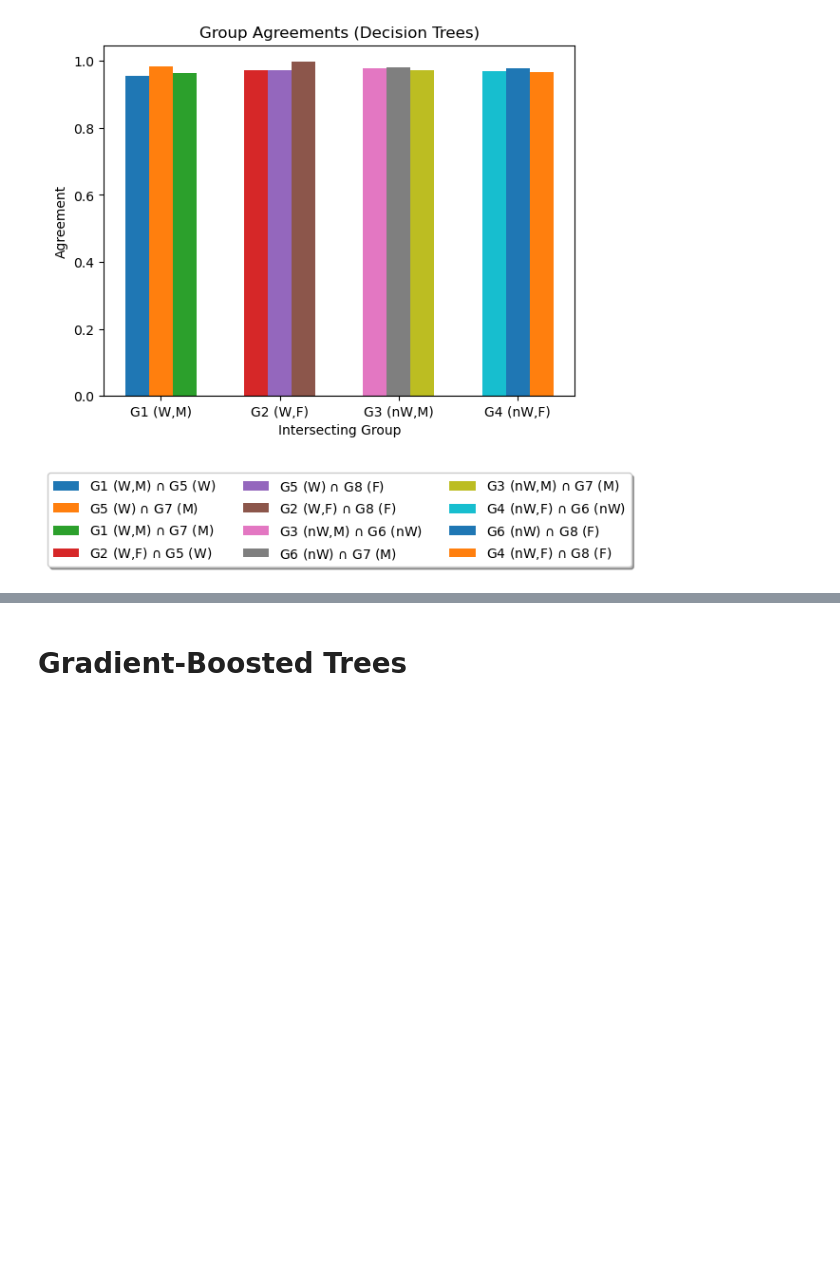
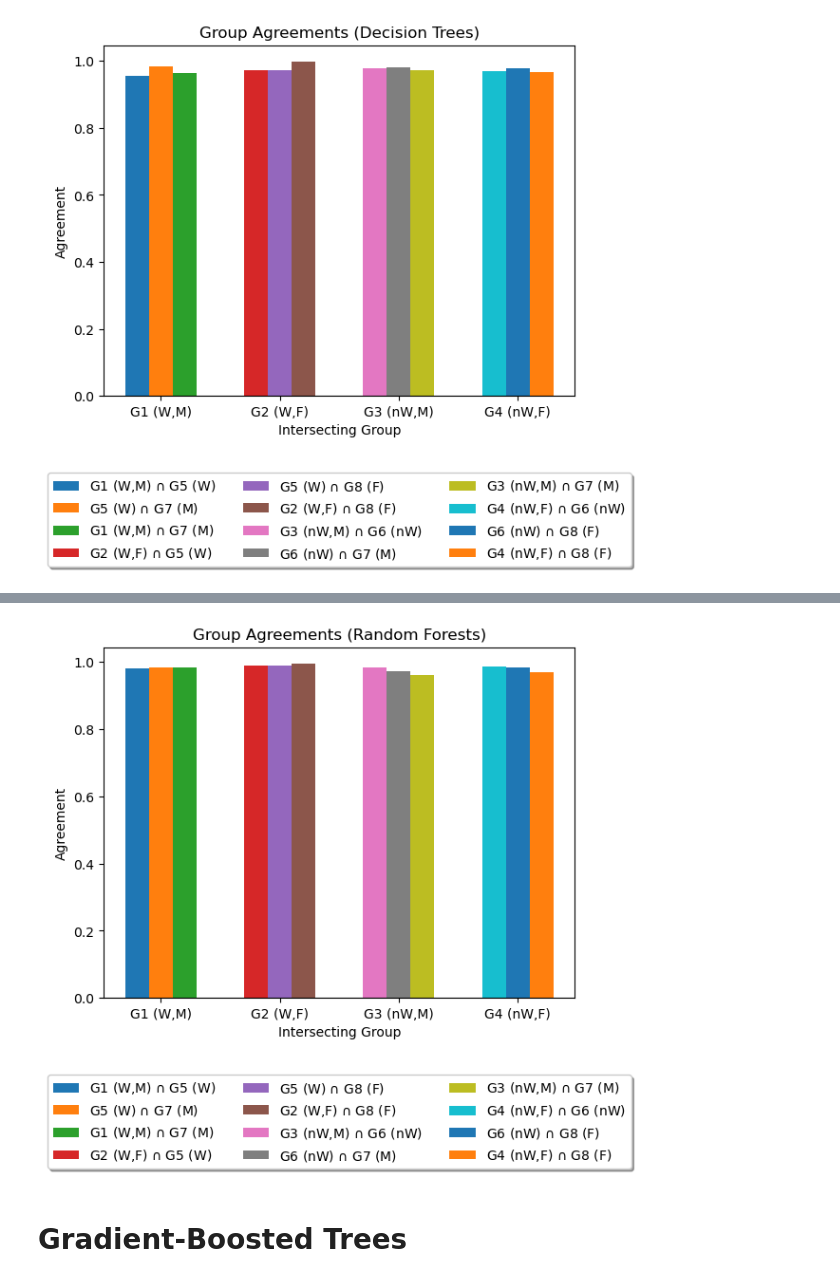
Before and after one commit to samuel-deng/tree_robust, a Jupyter notebook: experiments_adult_agreement.ipynb, the cells around one changed output, grey strips where cells are left out. Drawn from its saved outputs; the diff is of its cells as text; code cells hidden in the pictures; blank space fills up the shorter version.

```diff
--- a/experiments_adult_agreement.ipynb
+++ b/experiments_adult_agreement.ipynb
@@ -581,0 +632,14 @@ plt.show()
+# %%
+# Get group-conditional agreements
+rf_group_pairs_agreements = []
+for i, (g1, g2) in enumerate(group_pairs):
+    intersection = group_pairs_cond[i]
+    agreement = np.sum(yhats[g1][group_test[intersection]] == yhats[g2][group_test[intersection]])/len(y_test[group_test[intersection]])
+    print("({}, {}) agreement on G{} ({}):\t{}".format(group_names[g1], group_names[g2], intersection, group_names[intersection], agreement))
+    rf_group_pairs_agreements.append(agreement)
+
+# Get "agreement" between ERM and each group
+print()
+for g1, g2 in erm_group_pairs:
+    agreement = np.sum(yhats[g1] == yhats[g2])/len(y_test)
+    print("({}, {}) agreement:\t{}".format(group_names[g1], group_names[g2], agreement))
@@ -582,3 +664,61 @@ plt.show()
+# %%
+# Plot "agreement" for each pair of intersecting groups
+fig, ax = plt.subplots()
+bar_groups = 4
+index = np.arange(bar_groups)
+bar_width = 0.2
+
+#rects1 = plt.bar(index - bar_width, group_pairs_agreements[0::3], bar_width)
+rect11 = ax.bar(0 - bar_width, rf_group_pairs_agreements[0], bar_width,
+                 label="G{} ({}) $\cap$ G{} ({})".format(group_pairs[0][0], group_names[group_pairs[0][0]],
+                                                        group_pairs[0][1], group_names[group_pairs[0][1]]))
+rect12 = ax.bar(0, rf_group_pairs_agreements[1], bar_width,
+                 label="G{} ({}) $\cap$ G{} ({})".format(group_pairs[1][0], group_names[group_pairs[1][0]],
+                                                        group_pairs[1][1], group_names[group_pairs[1][1]]))
+rect13 = ax.bar(0 + bar_width, rf_group_pairs_agreements[2], bar_width,
+                 label="G{} ({}) $\cap$ G{} ({})".format(group_pairs[2][0], group_names[group_pairs[2][0]],
+                                                        group_pairs[2][1], group_names[group_pairs[2][1]]))
+
+rect21 = ax.bar(1 - bar_width, rf_group_pairs_agreements[3], bar_width,
+                 label="G{} ({}) $\cap$ G{} ({})".format(group_pairs[3][0], group_names[group_pairs[3][0]],
+                                                        group_pairs[3][1], group_names[group_pairs[3][1]]))
+rect22 = ax.bar(1, rf_group_pairs_agreements[4], bar_width,
+                 label="G{} ({}) $\cap$ G{} ({})".format(group_pairs[4][0], group_names[group_pairs[4][0]],
+                                                        group_pairs[4][1], group_names[group_pairs[4][1]]))
+rect23 = ax.bar(1 + bar_width, rf_group_pairs_agreements[5], bar_width,
+                 label="G{} ({}) $\cap$ G{} ({})".format(group_pairs[5][0], group_names[group_pairs[5][0]],
+                                                        group_pairs[5][1], group_names[group_pairs[5][1]]))
+
+rect31 = ax.bar(2 - bar_width, rf_group_pairs_agreements[6], bar_width,
+                 label="G{} ({}) $\cap$ G{} ({})".format(group_pairs[6][0], group_names[group_pairs[6][0]],
+                                                        group_pairs[6][1], group_names[group_pairs[6][1]]))
+rect32 = ax.bar(2, rf_group_pairs_agreements[7], bar_width,
+                 label="G{} ({}) $\cap$ G{} ({})".format(group_pairs[7][0], group_names[group_pairs[7][0]],
+                                                        group_pairs[7][1], group_names[group_pairs[7][1]]))
+rect33 = ax.bar(2 + bar_width, rf_group_pairs_agreements[8], bar_width,
+                 label="G{} ({}) $\cap$ G{} ({})".format(group_pairs[8][0], group_names[group_pairs[8][0]],
+                                                        group_pairs[8][1], group_names[group_pairs[8][1]]))
+
+rect41 = ax.bar(3 - bar_width, rf_group_pairs_agreements[9], bar_width,
+                 label="G{} ({}) $\cap$ G{} ({})".format(group_pairs[9][0], group_names[group_pairs[9][0]],
+                                                        group_pairs[9][1], group_names[group_pairs[9][1]]))
+rect42 = ax.bar(3, rf_group_pairs_agreements[10], bar_width,
+                 label="G{} ({}) $\cap$ G{} ({})".format(group_pairs[10][0], group_names[group_pairs[10][0]],
+                                                        group_pairs[10][1], group_names[group_pairs[10][1]]))
+rect43 = ax.bar(3 + bar_width, rf_group_pairs_agreements[11], bar_width,
+                 label="G{} ({}) $\cap$ G{} ({})".format(group_pairs[11][0], group_names[group_pairs[11][0]],
+                                                        group_pairs[11][1], group_names[group_pairs[11][1]]))
+
+ax.set_xlabel('Intersecting Group')
+ax.set_ylabel('Agreement')
+ax.set_title('Group Agreements (Random Forests)')
+ax.set_xticks(index, ('G1 (W,M)', 'G2 (W,F)', 'G3 (nW,M)', 'G4 (nW,F)'))
+ax.legend(loc='upper center', bbox_to_anchor=(0.5, -0.2),
+          fancybox=True, shadow=True, ncol=3)
+
+plt.show()
+# %% [output]
+[figure, added]
 # %% [markdown]
 # Gradient-Boosted Trees
 # %%
```
Also changed, not shown: parts of 4 cells of this notebook, 57 other files.
